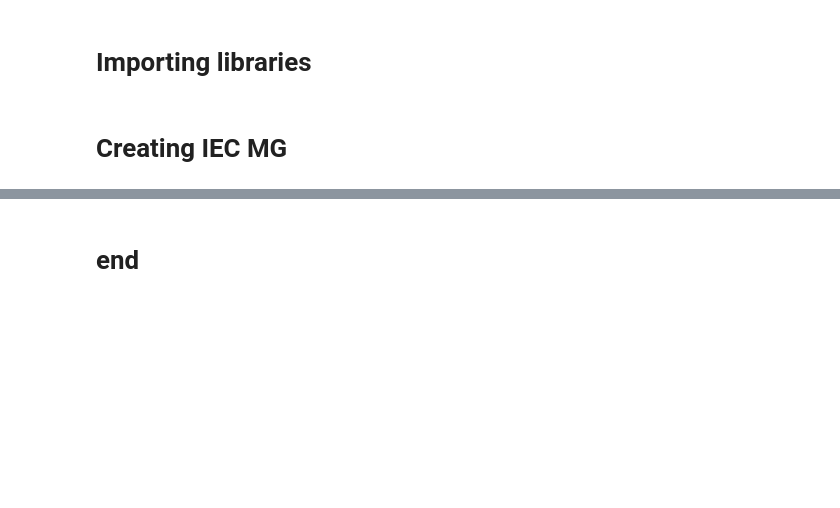
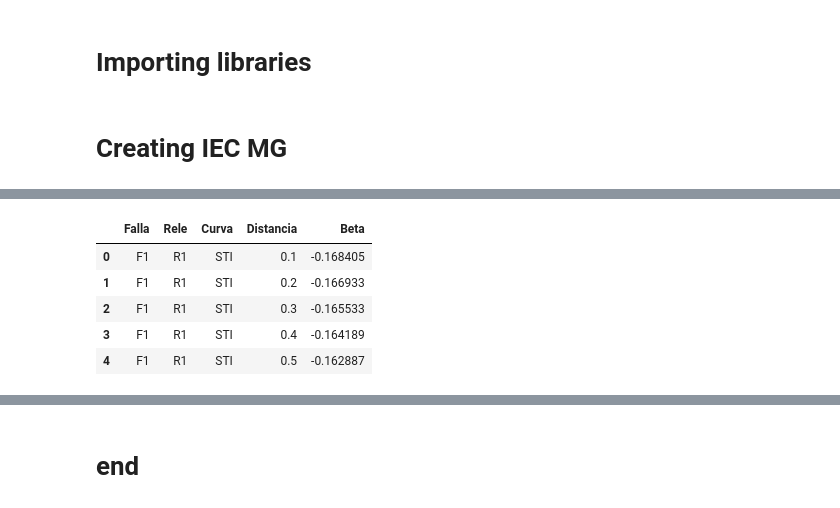
Before and after one commit to leonidasf300/OUU2026, a Jupyter notebook: LeonSerna_OUU_project_v0_simple_feeder.ipynb, the cells around one changed output, grey strips where cells are left out. Saved outputs shown, nothing was run; the diff lists cells and outputs as text; code cells hidden in the pictures; blank space fills up the shorter version.

```diff
--- a/LeonSerna_OUU_project_v0_simple_feeder.ipynb
+++ b/LeonSerna_OUU_project_v0_simple_feeder.ipynb
@@ -254,0 +366,25 @@ OMS = {
+# %%
+# Convert the BETA dictionary to a list of dictionaries for DataFrame creation
+beta_data = []
+for key, value in BETA.items():
+    falla, rele, curva, distancia = key
+    beta_data.append({
+        'Falla': falla,
+        'Rele': rele,
+        'Curva': curva,
+        'Distancia': distancia,
+        'Beta': value
+    })
+
+# Create the DataFrame
+beta_df = pd.DataFrame(beta_data)
+
+# Display the first few rows of the DataFrame
+display(beta_df.head())
+# %% [output]
+|  | Falla | Rele | Curva | Distancia | Beta |
+| 0 | F1 | R1 | STI | 0.1 | -0.168405 |
+| 1 | F1 | R1 | STI | 0.2 | -0.166933 |
+| 2 | F1 | R1 | STI | 0.3 | -0.165533 |
+| 3 | F1 | R1 | STI | 0.4 | -0.164189 |
+| 4 | F1 | R1 | STI | 0.5 | -0.162887 |
```
Also changed, not shown: parts of 23 cells of this notebook.
